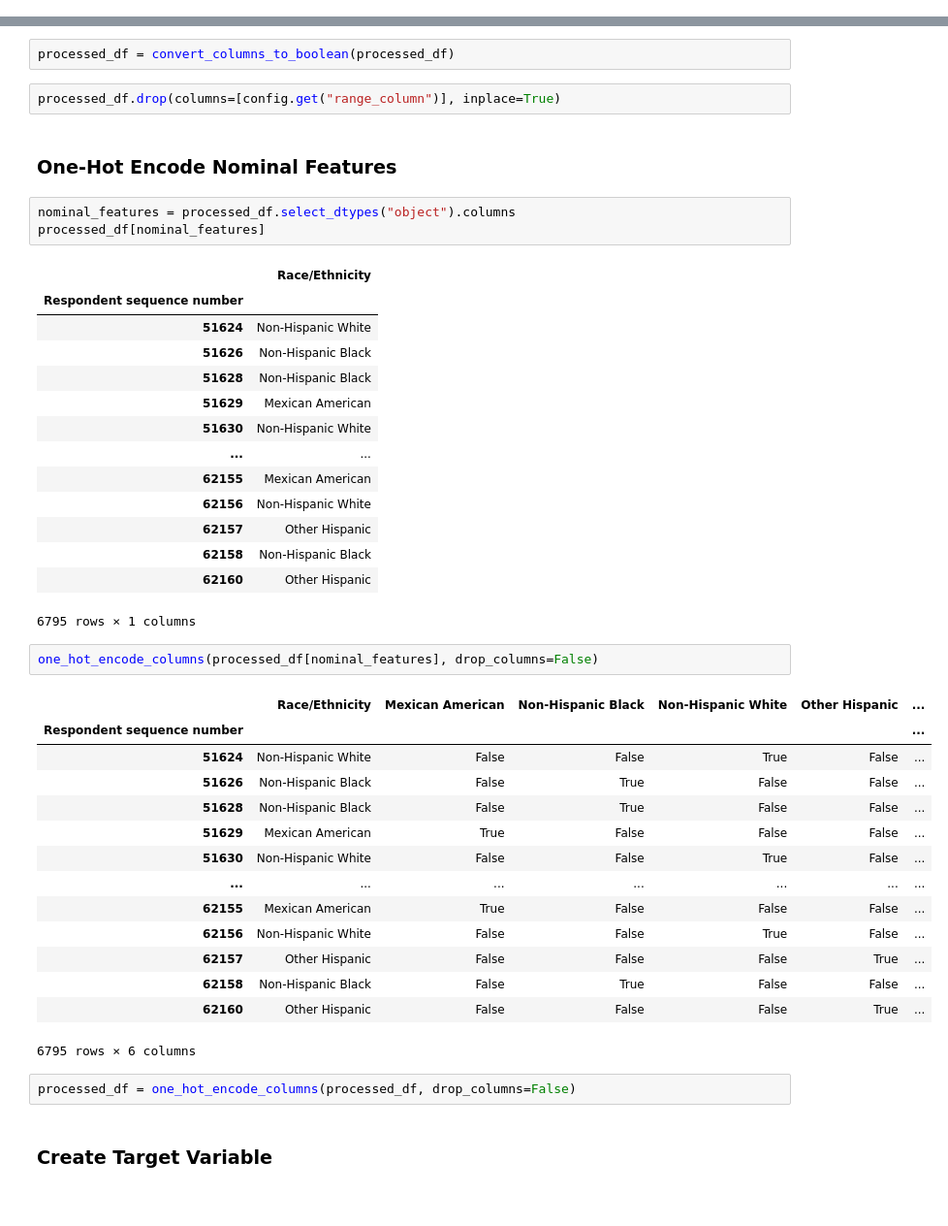
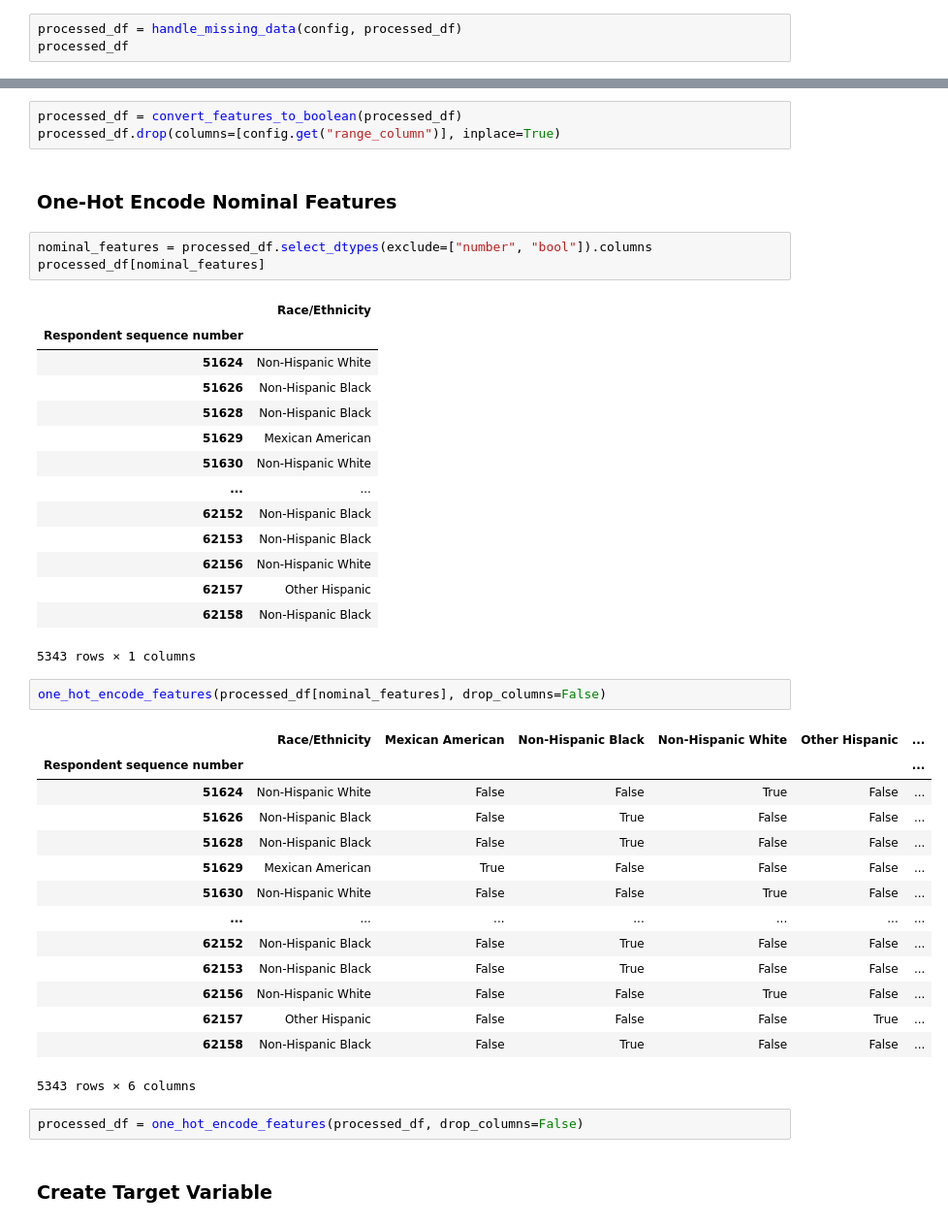
Before and after one commit to hl-n/diabetes-prediction-NHANES, a Jupyter notebook: notebooks/EDA.ipynb, the cells around one changed output, grey strips where cells are left out. Shown at 97% size. Saved outputs shown, nothing was run; the diff lists cells and outputs as text.

```diff
--- a/notebooks/EDA.ipynb
+++ b/notebooks/EDA.ipynb
@@ -372,0 +410,3 @@ processed_df = preprocessed_df.copy()
+# %%
+processed_df = handle_missing_data(config, processed_df)
+processed_df
@@ -479,11 +533,10 @@ convert_columns_to_boolean(processed_df[binary_features])
-# %%
-processed_df = convert_columns_to_boolean(processed_df)
 # %%
+processed_df = convert_features_to_boolean(processed_df)
 processed_df.drop(columns=[config.get("range_column")], inplace=True)
 # %% [markdown]
 ### One-Hot Encode Nominal Features
 # %%
-nominal_features = processed_df.select_dtypes("object").columns
+nominal_features = processed_df.select_dtypes(exclude=["number", "bool"]).columns
 processed_df[nominal_features]
 # %% [output]
 |  | Race/Ethnicity |
@@ -494,31 +547,31 @@ processed_df[nominal_features]
 | 51629 | Mexican American |
 | 51630 | Non-Hispanic White |
 | ... | ... |
-| 62155 | Mexican American |
+| 62152 | Non-Hispanic Black |
+| 62153 | Non-Hispanic Black |
 | 62156 | Non-Hispanic White |
 | 62157 | Other Hispanic |
 | 62158 | Non-Hispanic Black |
-| 62160 | Other Hispanic |
-6795 rows × 1 columns
+5343 rows × 1 columns
 # %%
-one_hot_encode_columns(processed_df[nominal_features], drop_columns=False)
+one_hot_encode_features(processed_df[nominal_features], drop_columns=False)
 # %% [output]
 |  | Race/Ethnicity | Mexican American | Non-Hispanic Black | Non-Hispanic White | Other Hispanic | ... |
 | Respondent sequence number |  |  |  |  |  | ... |
 | 51624 | Non-Hispanic White | False | False | True | False | ... |
 | 51626 | Non-Hispanic Black | False | True | False | False | ... |
 | 51628 | Non-Hispanic Black | False | True | False | False | ... |
 | 51629 | Mexican American | True | False | False | False | ... |
 | 51630 | Non-Hispanic White | False | False | True | False | ... |
 | ... | ... | ... | ... | ... | ... | ... |
-| 62155 | Mexican American | True | False | False | False | ... |
+| 62152 | Non-Hispanic Black | False | True | False | False | ... |
+| 62153 | Non-Hispanic Black | False | True | False | False | ... |
 | 62156 | Non-Hispanic White | False | False | True | False | ... |
 | 62157 | Other Hispanic | False | False | False | True | ... |
 | 62158 | Non-Hispanic Black | False | True | False | False | ... |
-| 62160 | Other Hispanic | False | False | False | True | ... |
-6795 rows × 6 columns
+5343 rows × 6 columns
 # %%
-processed_df = one_hot_encode_columns(processed_df, drop_columns=False)
+processed_df = one_hot_encode_features(processed_df, drop_columns=False)
 # %% [markdown]
 ### Create Target Variable
 # %%
```
Also changed, not shown: parts of 32 cells of this notebook, 6 other files.
